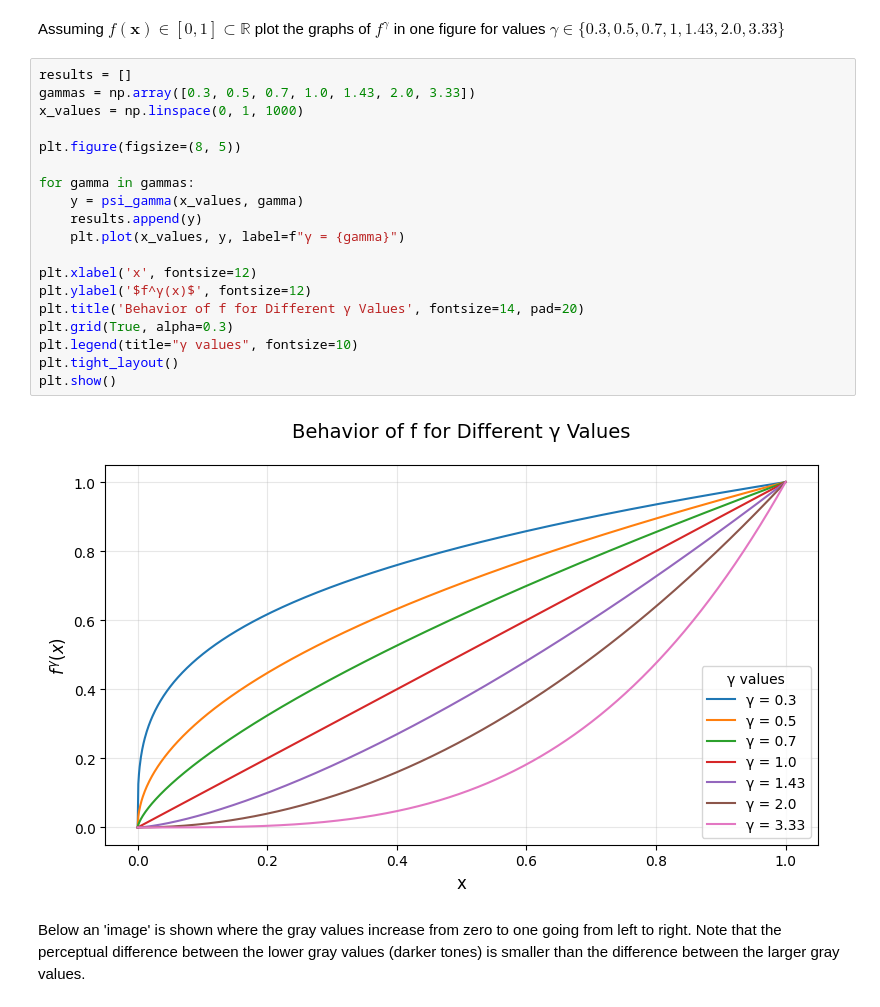
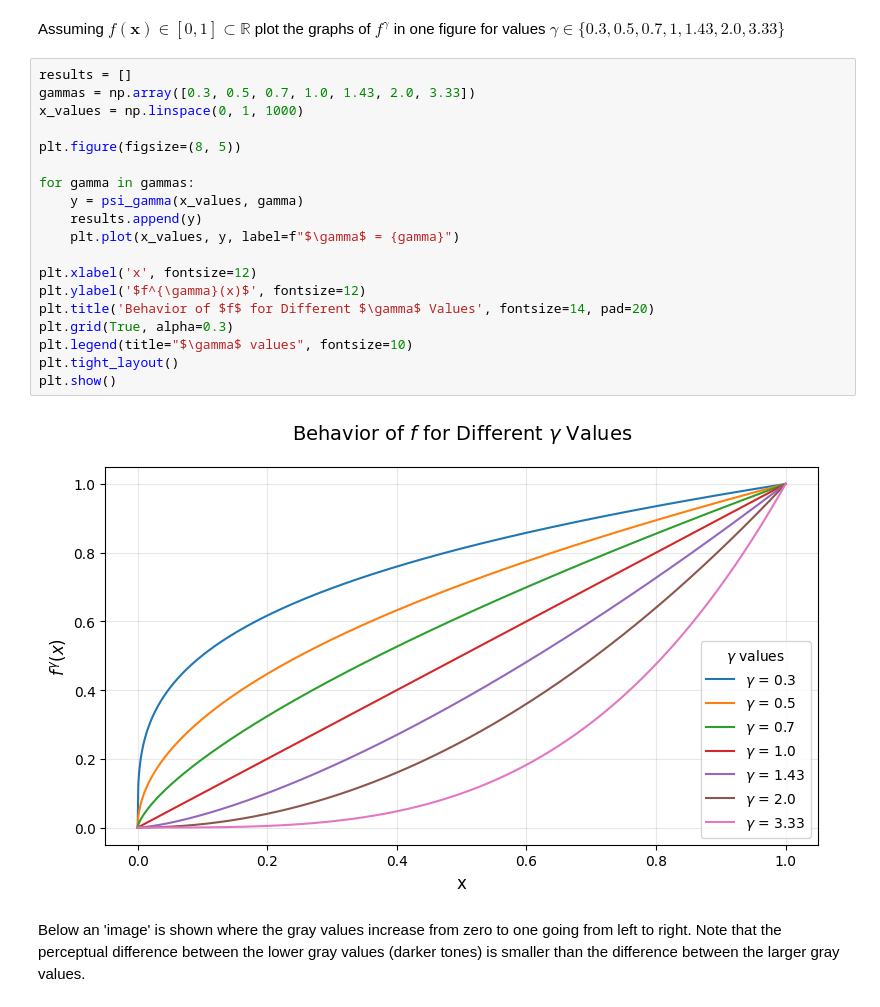
Before and after one commit to Joshua6125/computer-vision, a Jupyter notebook: week_1/1_equalization_interpolation.ipynb, the cells around one changed output. Saved outputs shown, nothing was run; the diff lists cells and outputs as text.

```diff
--- a/week_1/1_equalization_interpolation.ipynb
+++ b/week_1/1_equalization_interpolation.ipynb
@@ -64,24 +64,24 @@ Assuming $f(\mathbf x)\in[0,1]\subset\mathbb{R}$ plot the graphs of $f^\gamma$ i
 # %%
 results = []
 gammas = np.array([0.3, 0.5, 0.7, 1.0, 1.43, 2.0, 3.33])
 x_values = np.linspace(0, 1, 1000)
 
 plt.figure(figsize=(8, 5))
 
 for gamma in gammas:
     y = psi_gamma(x_values, gamma)
     results.append(y)
-    plt.plot(x_values, y, label=f"γ = {gamma}")
+    plt.plot(x_values, y, label=f"$\gamma$ = {gamma}")
 
 plt.xlabel('x', fontsize=12)
-plt.ylabel('$f^γ(x)$', fontsize=12)
-plt.title('Behavior of f for Different γ Values', fontsize=14, pad=20)
+plt.ylabel('$f^{\gamma}(x)$', fontsize=12)
+plt.title('Behavior of $f$ for Different $\gamma$ Values', fontsize=14, pad=20)
 plt.grid(True, alpha=0.3)
-plt.legend(title="γ values", fontsize=10)
+plt.legend(title="$\gamma$ values", fontsize=10)
 plt.tight_layout()
 plt.show()
 # %% [output]
-[figure, old version]
+[figure, new version]
 # %% [markdown]
 Below an 'image' is shown where the gray values increase from zero to one going from left to right. Note that the perceptual difference between the lower gray values (darker tones) is smaller than the difference between the larger gray values.
 # %%
```
Also changed, not shown: parts of 5 cells of this notebook.
